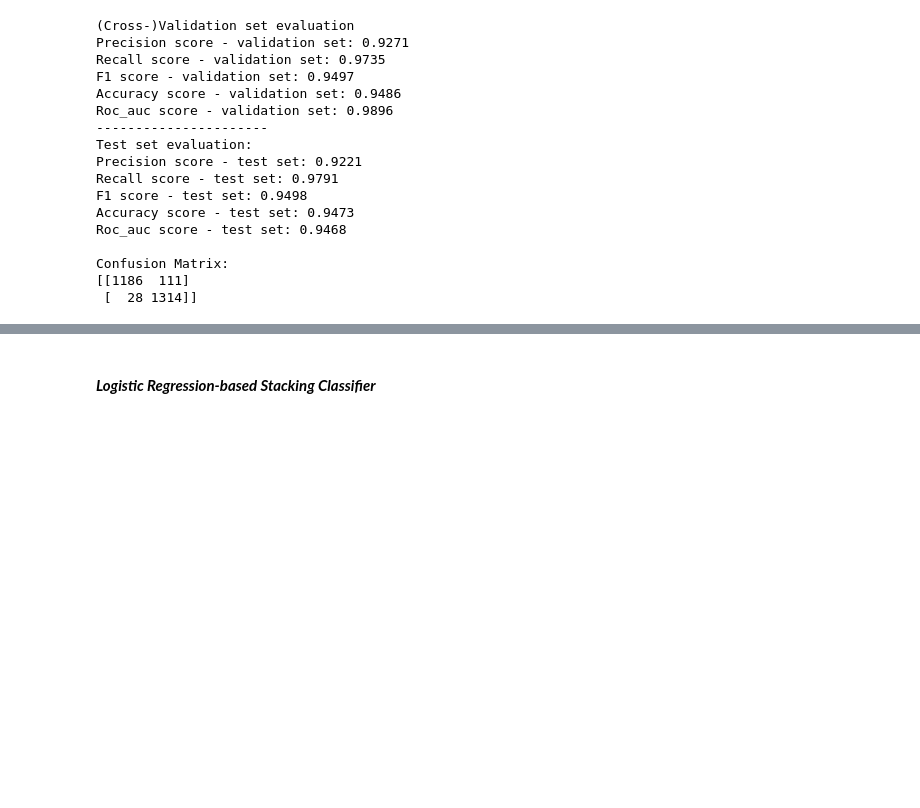
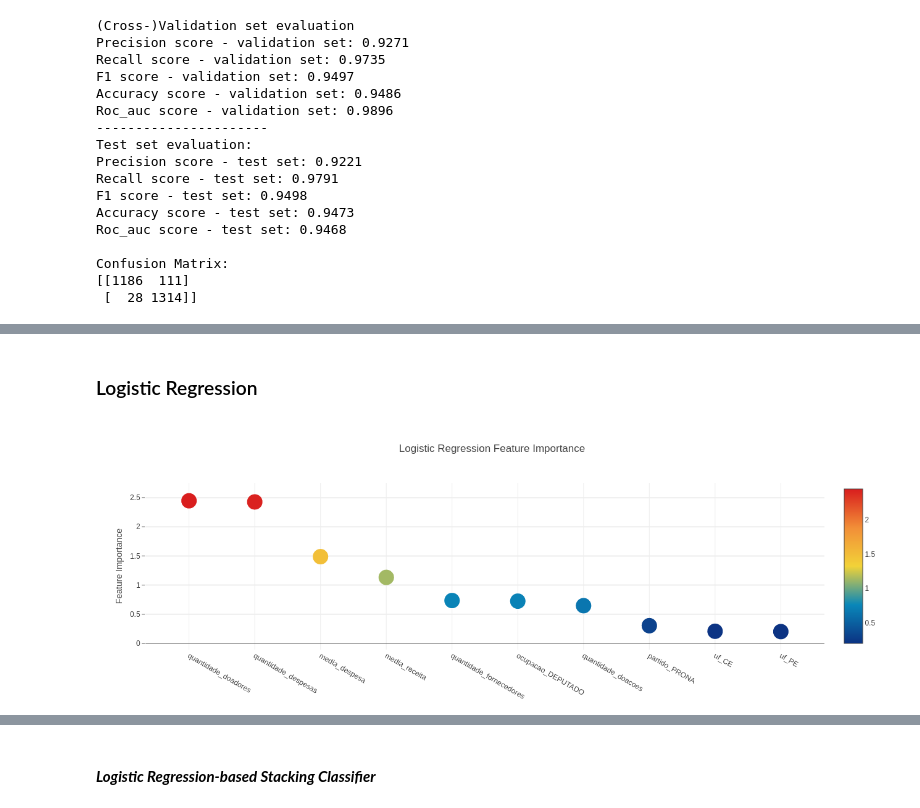
Before and after one commit to guilhermemg/ml-mestrado, a Jupyter notebook: notebooks/assignment-4.ipynb, the cells around one changed output, grey strips where cells are left out. Cells and saved outputs as stored; diff of their text form; code cells hidden in the pictures; blank space fills up the shorter version.

```diff
--- a/notebooks/assignment-4.ipynb
+++ b/notebooks/assignment-4.ipynb
@@ -518,0 +630,7 @@ Confusion Matrix:
+# %% [markdown]
+### Logistic Regression
+# %%
+lr   = load_trained_model(ModelsPaths.LR_PATH)
+plot_feature_importances(lr, ModelsNames.LR)
+# %% [output]
+[figure, added]
```
Also changed, not shown: parts of 25 cells of this notebook.
